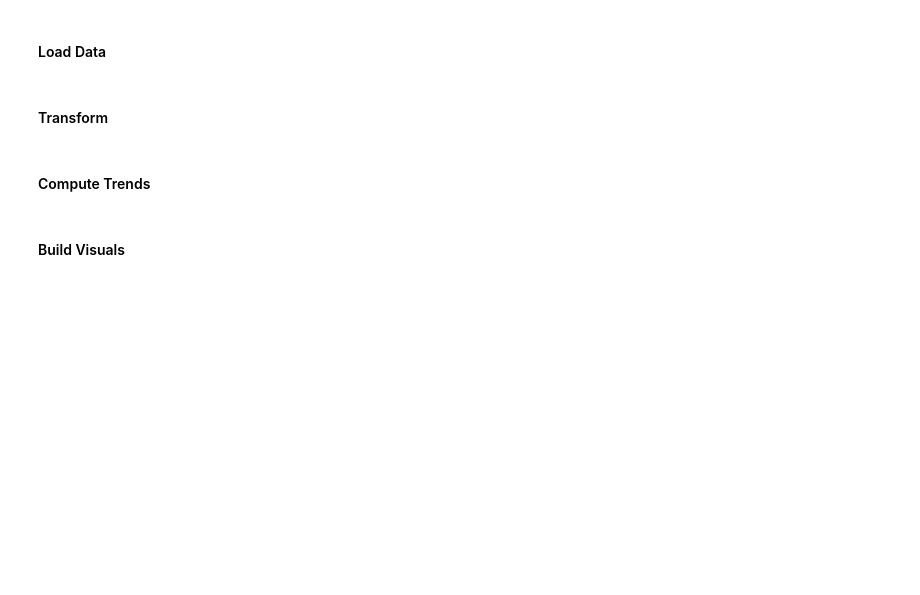
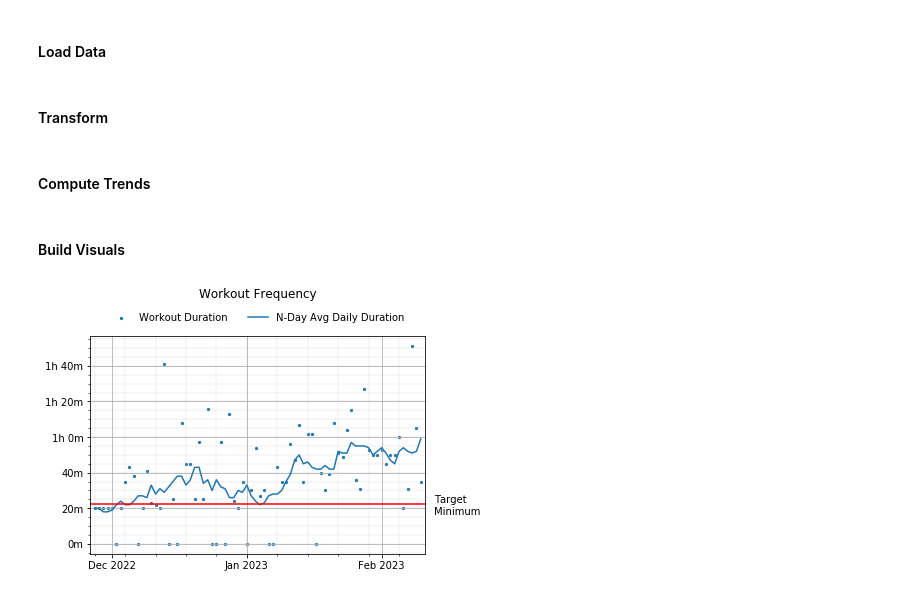
Before and after one commit to EricLeFort/ExerciseLog, a Jupyter notebook: notebook/experiments.ipynb, the cells around one changed output. Cells and saved outputs as stored; diff of their text form; code cells hidden in the pictures; blank space fills up the shorter version.

Commit message:
Fine-tuned the workout frequency notebook

```diff
--- a/notebook/experiments.ipynb
+++ b/notebook/experiments.ipynb
@@ -148,36 +148,42 @@ fig, ax = plt.subplots()
 workout_durations_mins = all_workouts[DURATION] // 60
 plt.scatter(
     all_workouts[DATE],
-    convert_pd_to_np(workout_durations_mins),
+    workout_durations_mins,
     s=5,
     label="Workout Duration",
 )
 plt.plot(
-    all_workouts[DATE],
+    convert_pd_to_np(all_workouts[DATE]),
     convert_pd_to_np(n_day_avg_workout_duration // 60),
     label="N-Day Avg Daily Duration",
 )
 
 # Delineate the ideal minimum daily exercise threshold as a horizontal reference line
 plt.axhline(y=MIN_DAILY_ACTIVE_MINUTES, color='r', linestyle='-')
 y_percent_min_daily_active = MIN_DAILY_ACTIVE_MINUTES / max(workout_durations_mins)
 y_pos = y_percent_min_daily_active + NON_GRAPH_GCF_PERCENT
 plt.gcf().text(RIGHT_OF_AXIS_X_COORD, y_pos, "Target\nMinimum")
 
 # Set up axes
 ax.xaxis.set_major_locator(mdates.MonthLocator(interval=1))
 ax.xaxis.set_major_formatter(mdates.DateFormatter('%b %Y'))
+ax.xaxis.set_minor_locator(mdates.WeekdayLocator(byweekday=mdates.SU))
 plt.xlim(
     all_workouts[DATE][0] - timedelta(days=1),
     all_workouts[DATE].tail(1) + timedelta(days=1)
 )
 ax.yaxis.set_major_formatter(ticker.FuncFormatter(convert_mins_to_hour_mins))
+ax.yaxis.set_minor_locator(ticker.MultipleLocator(5))
 plt.grid(visible=True)
+plt.grid(visible=True, which="minor", axis="y", linestyle="--", linewidth="0.25")
+plt.grid(visible=True, which="minor", axis="x", linestyle="--", linewidth="0.25")
 
 # Add in the surrounding information
 ABOVE_TABLE = 1.15
 plt.title("Workout Frequency", y=ABOVE_TABLE)
 handles, labels = plt.gca().get_legend_handles_labels()
 handles, labels = handles[::-1], labels[::-1]
 plt.legend(handles, labels, bbox_to_anchor=(0.5, ABOVE_TABLE), loc='upper center', frameon=False, ncol=2)
 plt.show()
+# %% [output]
+[figure, added]
```
